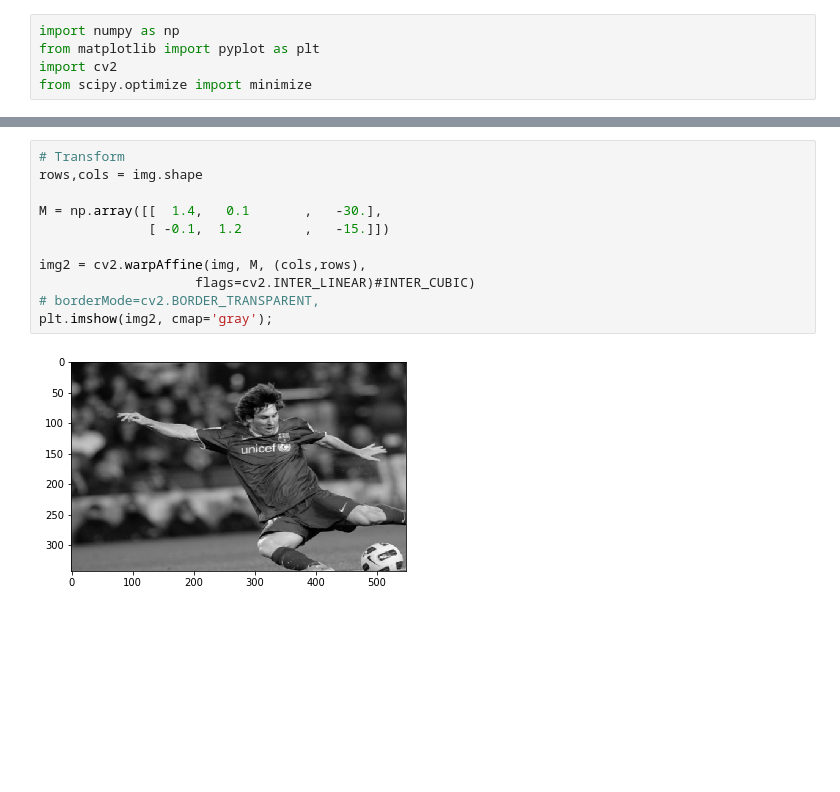
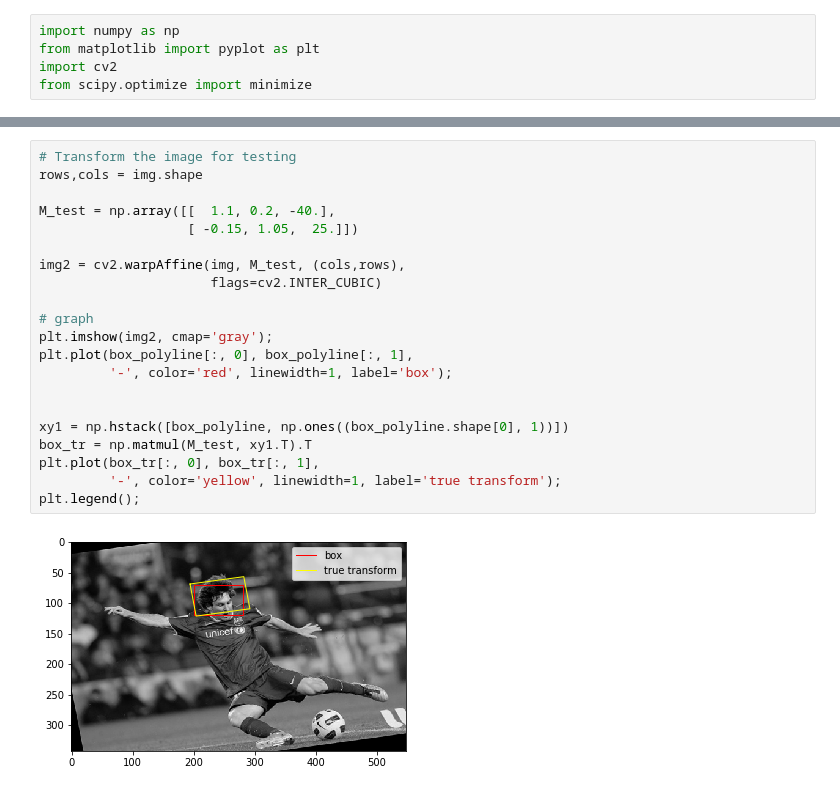
Before and after one commit to xdze2/CuNb, a Jupyter notebook: DIC/rewrite/oneElt_OpenCV.ipynb, the cells around one changed output, grey strips where cells are left out. Cells and saved outputs as stored; diff of their text form; blank space fills up the shorter version.

```diff
--- a/DIC/rewrite/oneElt_OpenCV.ipynb
+++ b/DIC/rewrite/oneElt_OpenCV.ipynb
@@ -23,14 +23,24 @@ shape 342 548
-# %%
-# Transform
-rows,cols = img.shape
-
-M = np.array([[  1.4,   0.1       ,   -30.],
-              [ -0.1,  1.2        ,   -15.]])
-
-img2 = cv2.warpAffine(img, M, (cols,rows),
-                    flags=cv2.INTER_LINEAR)#INTER_CUBIC)
-# borderMode=cv2.BORDER_TRANSPARENT,
-plt.imshow(img2, cmap='gray');
-# %% [output]
-[figure, removed]
+# %%
+# Transform the image for testing
+rows,cols = img.shape
+
+M_test = np.array([[  1.1, 0.2, -40.],
+                   [ -0.15, 1.05,  25.]])
+
+img2 = cv2.warpAffine(img, M_test, (cols,rows),
+                      flags=cv2.INTER_CUBIC)
+
+# graph
+plt.imshow(img2, cmap='gray');
+plt.plot(box_polyline[:, 0], box_polyline[:, 1],
+         '-', color='red', linewidth=1, label='box');
+
+
+xy1 = np.hstack([box_polyline, np.ones((box_polyline.shape[0], 1))])
+box_tr = np.matmul(M_test, xy1.T).T
+plt.plot(box_tr[:, 0], box_tr[:, 1],
+         '-', color='yellow', linewidth=1, label='true transform');
+plt.legend();
+# %% [output]
+[figure, added]
 # %%
```
Also changed, not shown: parts of 13 cells of this notebook.
